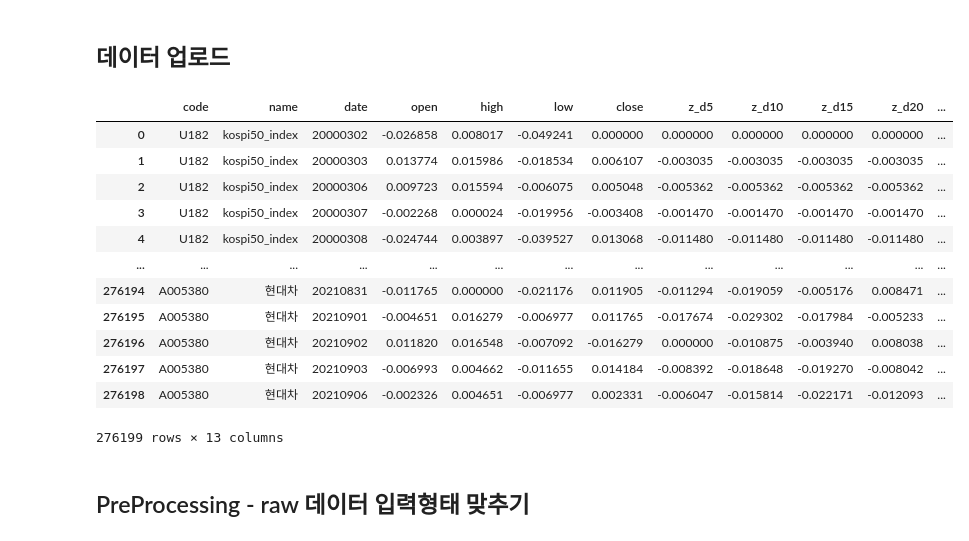
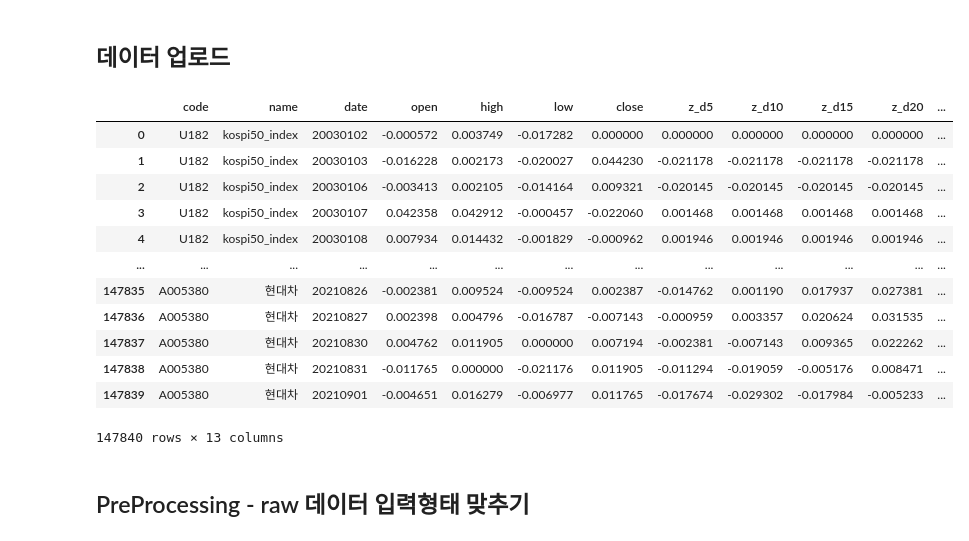
Before and after one commit to Stock-Recommandation-System-based-on-AI/modeling, a Jupyter notebook: illstandtall/DTML.ipynb, the cells around one changed output. Drawn from its saved outputs; the diff is of its cells as text; code cells hidden in the pictures.

Commit message:
DTML kospi31_stocks+market_index data preprocessing

```diff
--- a/illstandtall/DTML.ipynb
+++ b/illstandtall/DTML.ipynb
@@ -5,21 +7,21 @@ import tensorflow as tf
 # %% [markdown]
 ## 데이터 업로드
 # %%
-kospi50 = pd.read_csv("./data/preprocessed_kospi50_daily_stock_chart.csv")
-kospi50
+kospi31 = pd.read_csv("./data/preprocessed_kospi31_daily_stock_chart.csv")
+kospi31
 # %% [output]
 |  | code | name | date | open | high | low | close | z_d5 | z_d10 | z_d15 | z_d20 | ... |
-| 0 | U182 | kospi50_index | 20000302 | -0.026858 | 0.008017 | -0.049241 | 0.000000 | 0.000000 | 0.000000 | 0.000000 | 0.000000 | ... |
-| 1 | U182 | kospi50_index | 20000303 | 0.013774 | 0.015986 | -0.018534 | 0.006107 | -0.003035 | -0.003035 | -0.003035 | -0.003035 | ... |
-| 2 | U182 | kospi50_index | 20000306 | 0.009723 | 0.015594 | -0.006075 | 0.005048 | -0.005362 | -0.005362 | -0.005362 | -0.005362 | ... |
-| 3 | U182 | kospi50_index | 20000307 | -0.002268 | 0.000024 | -0.019956 | -0.003408 | -0.001470 | -0.001470 | -0.001470 | -0.001470 | ... |
-| 4 | U182 | kospi50_index | 20000308 | -0.024744 | 0.003897 | -0.039527 | 0.013068 | -0.011480 | -0.011480 | -0.011480 | -0.011480 | ... |
+| 0 | U182 | kospi50_index | 20030102 | -0.000572 | 0.003749 | -0.017282 | 0.000000 | 0.000000 | 0.000000 | 0.000000 | 0.000000 | ... |
+| 1 | U182 | kospi50_index | 20030103 | -0.016228 | 0.002173 | -0.020027 | 0.044230 | -0.021178 | -0.021178 | -0.021178 | -0.021178 | ... |
+| 2 | U182 | kospi50_index | 20030106 | -0.003413 | 0.002105 | -0.014164 | 0.009321 | -0.020145 | -0.020145 | -0.020145 | -0.020145 | ... |
+| 3 | U182 | kospi50_index | 20030107 | 0.042358 | 0.042912 | -0.000457 | -0.022060 | 0.001468 | 0.001468 | 0.001468 | 0.001468 | ... |
+| 4 | U182 | kospi50_index | 20030108 | 0.007934 | 0.014432 | -0.001829 | -0.000962 | 0.001946 | 0.001946 | 0.001946 | 0.001946 | ... |
 | ... | ... | ... | ... | ... | ... | ... | ... | ... | ... | ... | ... | ... |
-| 276194 | A005380 | 현대차 | 20210831 | -0.011765 | 0.000000 | -0.021176 | 0.011905 | -0.011294 | -0.019059 | -0.005176 | 0.008471 | ... |
-| 276195 | A005380 | 현대차 | 20210901 | -0.004651 | 0.016279 | -0.006977 | 0.011765 | -0.017674 | -0.029302 | -0.017984 | -0.005233 | ... |
-| 276196 | A005380 | 현대차 | 20210902 | 0.011820 | 0.016548 | -0.007092 | -0.016279 | 0.000000 | -0.010875 | -0.003940 | 0.008038 | ... |
-| 276197 | A005380 | 현대차 | 20210903 | -0.006993 | 0.004662 | -0.011655 | 0.014184 | -0.008392 | -0.018648 | -0.019270 | -0.008042 | ... |
-| 276198 | A005380 | 현대차 | 20210906 | -0.002326 | 0.004651 | -0.006977 | 0.002331 | -0.006047 | -0.015814 | -0.022171 | -0.012093 | ... |
+| 147835 | A005380 | 현대차 | 20210826 | -0.002381 | 0.009524 | -0.009524 | 0.002387 | -0.014762 | 0.001190 | 0.017937 | 0.027381 | ... |
+| 147836 | A005380 | 현대차 | 20210827 | 0.002398 | 0.004796 | -0.016787 | -0.007143 | -0.000959 | 0.003357 | 0.020624 | 0.031535 | ... |
+| 147837 | A005380 | 현대차 | 20210830 | 0.004762 | 0.011905 | 0.000000 | 0.007194 | -0.002381 | -0.007143 | 0.009365 | 0.022262 | ... |
+| 147838 | A005380 | 현대차 | 20210831 | -0.011765 | 0.000000 | -0.021176 | 0.011905 | -0.011294 | -0.019059 | -0.005176 | 0.008471 | ... |
+| 147839 | A005380 | 현대차 | 20210901 | -0.004651 | 0.016279 | -0.006977 | 0.011765 | -0.017674 | -0.029302 | -0.017984 | -0.005233 | ... |
-276199 rows × 13 columns
+147840 rows × 13 columns
 # %% [markdown]
 ## PreProcessing - raw 데이터 입력형태 맞추기
```
Also changed, not shown: parts of 22 cells of this notebook, 3 other files.
